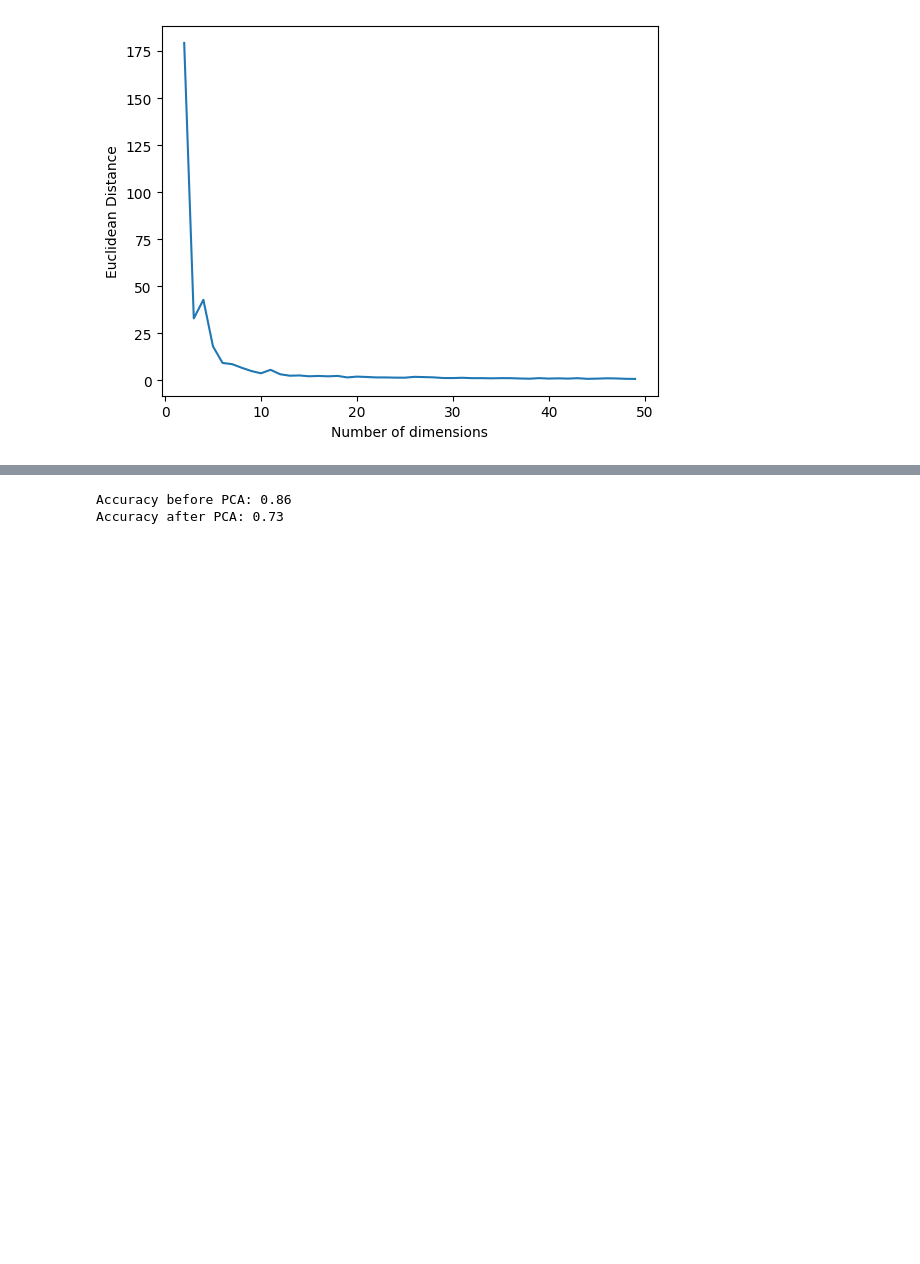
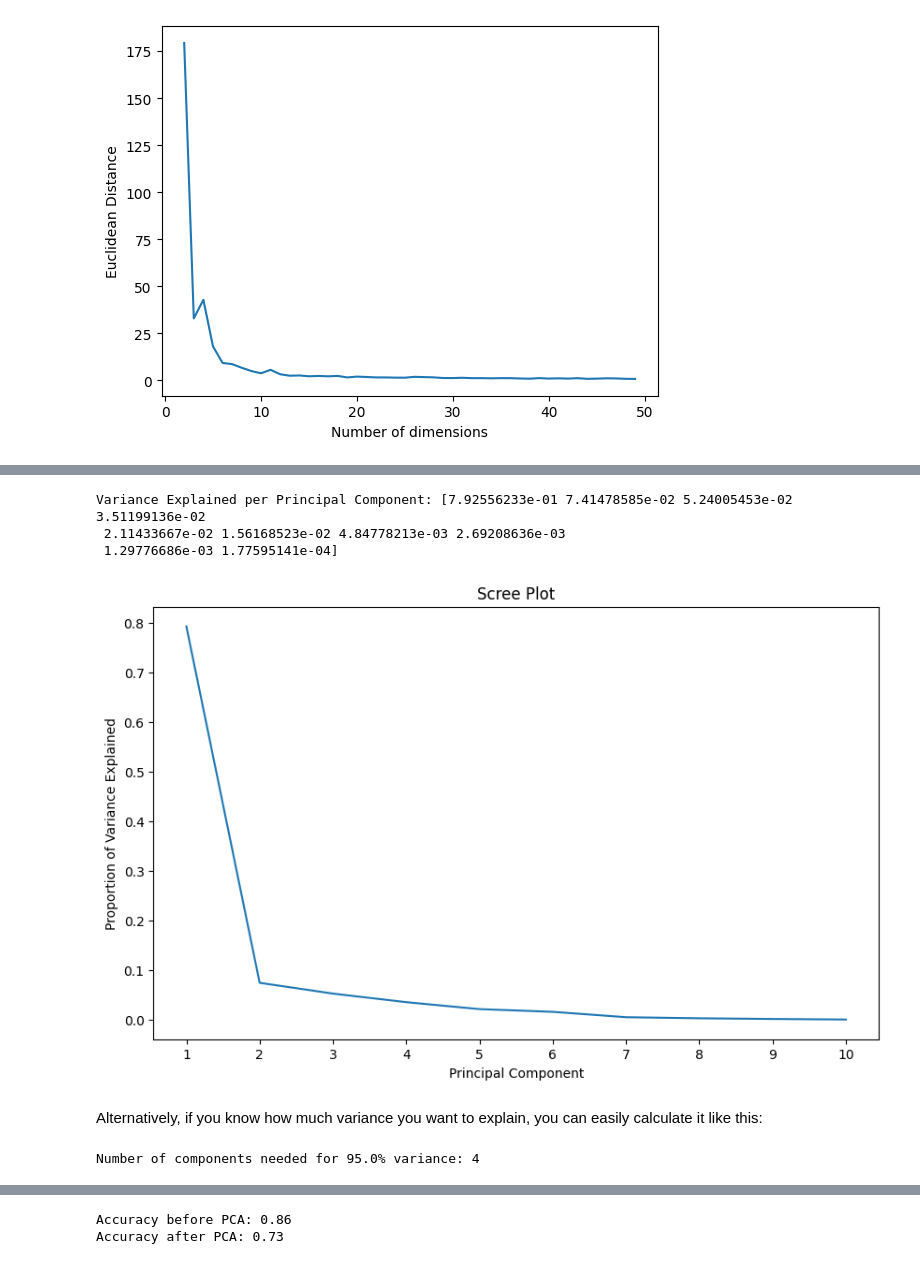
Before and after one commit to IST407-707/707-week4-lab-dimensionality-reduction, a Jupyter notebook: week4-lab-lecture.ipynb, the cells around one changed output, grey strips where cells are left out. Saved outputs shown, nothing was run; the diff lists cells and outputs as text; code cells hidden in the pictures; blank space fills up the shorter version.

```diff
--- a/week4-lab-lecture.ipynb
+++ b/week4-lab-lecture.ipynb
@@ -119,0 +222,42 @@ plt.show()
+# %%
+import numpy as np
+import matplotlib.pyplot as plt
+from sklearn.decomposition import PCA
+
+# Step 1: Create synthetic 10D data
+np.random.seed(0)
+X_high_dim = np.dot(np.random.rand(10, 10), np.random.randn(10, 200)).T
+
+# Step 2: Apply PCA
+pca_high_dim = PCA()  # although you can specify n_components, leaving out this parameter returns all
+X_pca_high_dim = pca_high_dim.fit_transform(X_high_dim)
+
+# Step 3: Calculate Variance Explained
+variance_explained = pca_high_dim.explained_variance_ratio_
+print("Variance Explained per Principal Component:", variance_explained)
+
+# Step 4: Scree Plot
+plt.figure(figsize=(10, 6))
+plt.plot(range(1, len(variance_explained) + 1), variance_explained)
+plt.xlabel('Principal Component')
+plt.ylabel('Proportion of Variance Explained')
+plt.title('Scree Plot')
+plt.xticks(range(1, len(variance_explained) + 1))
+plt.show()
+# %% [output]
+Variance Explained per Principal Component: [7.92556233e-01 7.41478585e-02 5.24005453e-02 3.51199136e-02
+ 2.11433667e-02 1.56168523e-02 4.84778213e-03 2.69208636e-03
+ 1.29776686e-03 1.77595141e-04]
+[figure, added]
+# %% [markdown]
+Alternatively, if you know how much variance you want to explain, you can easily calculate it like this:
+# %%
+# Calculate cumulative variance explained
+cumulative_variance_explained = np.cumsum(pca_high_dim.explained_variance_ratio_)
+
+# Find the number of components for desired explained variance
+threshold = 0.95  # 95% variance
+n_components = np.argmax(cumulative_variance_explained >= threshold) + 1
+print(f"Number of components needed for {threshold*100}% variance: {n_components}")
+# %% [output]
+Number of components needed for 95.0% variance: 4
```
Also changed, not shown: parts of 20 cells of this notebook.
